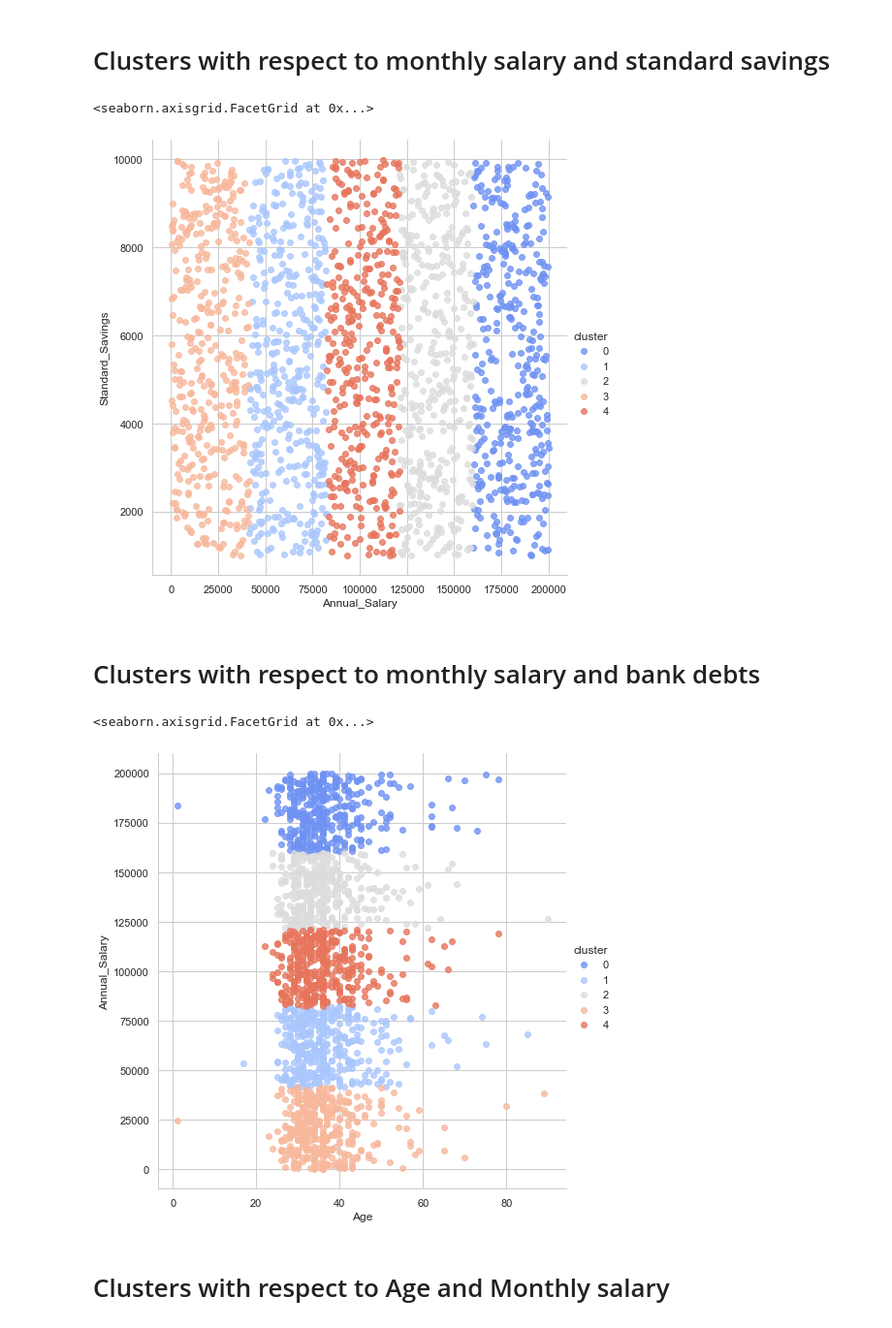
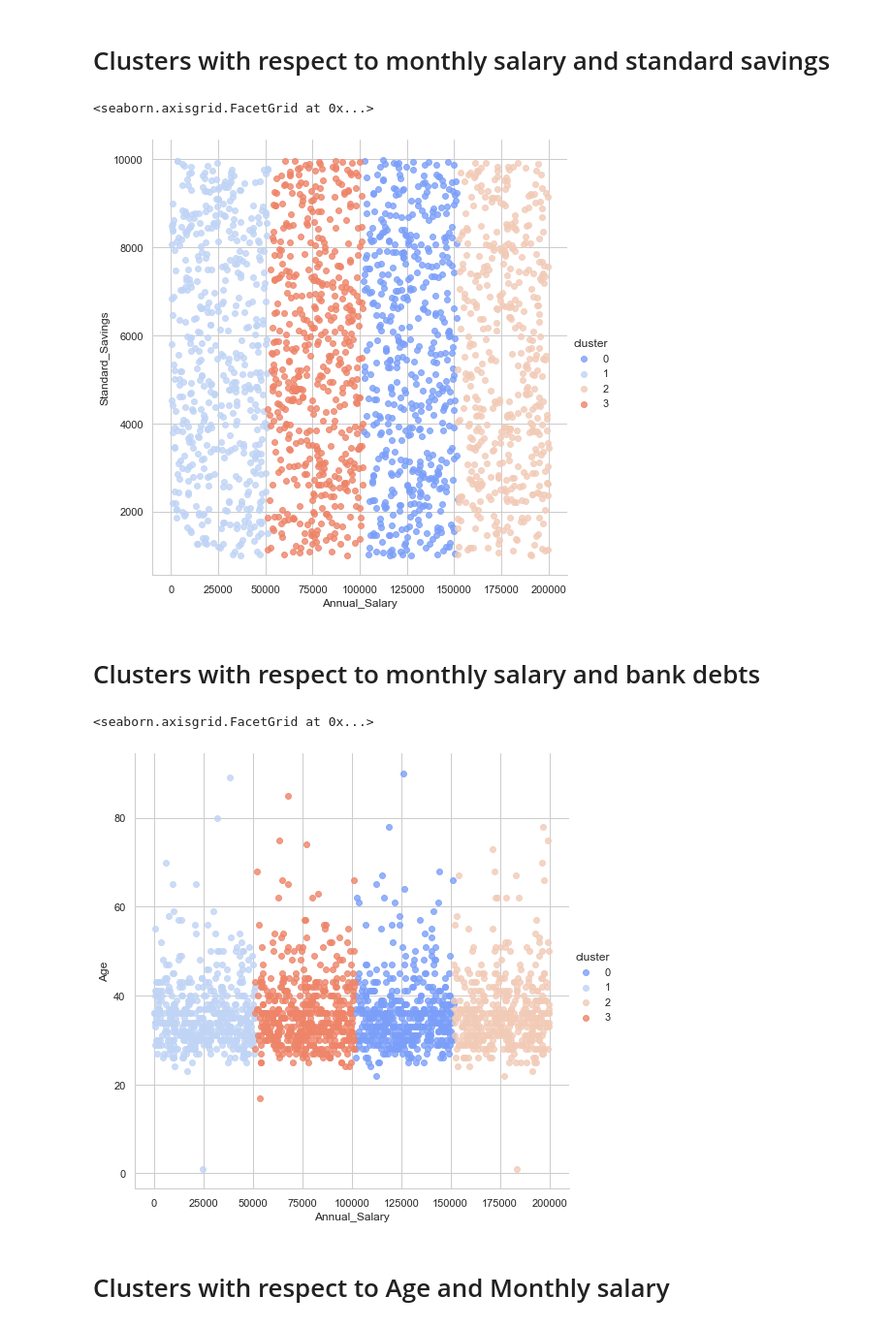
Before and after one commit to Shrikrishna911/bank-customer-segmentation, a Jupyter notebook: Bank_customer_segmentation/Bank_customer_Segmentation.ipynb, the cells around one changed output. Shown at 97% size. Cells and saved outputs as stored; diff of their text form; code cells hidden in the pictures.

```diff
--- a/Bank_customer_segmentation/Bank_customer_Segmentation.ipynb
+++ b/Bank_customer_segmentation/Bank_customer_Segmentation.ipynb
@@ -194,5 +196,5 @@ plt.show()
 # %%
-kmeans=KMeans(n_clusters=5)
+kmeans=KMeans(n_clusters=4)
 # %%
 kmeans.fit(newdata)
 # %% [output]
@@ -255,24 +255,24 @@ sns.lmplot('Annual_Salary','Standard_Savings',data=newdata,hue='cluster',
            palette='coolwarm',size=7,aspect=1,fit_reg=False)
 # %% [output]
 <seaborn.axisgrid.FacetGrid at 0x...>
-[figure, old version]
+[figure, new version]
 # %% [markdown]
 # Clusters with respect to monthly salary and bank debts
 # %%
 import sys
 
 if not sys.warnoptions:
     # Importing warnings library to handle warnings
     import warnings
     warnings.simplefilter("ignore")
 #plot the data between Age and Monthly Salary
 newdata['cluster']=kmeans.labels_
 sns.set_style('whitegrid')
-sns.lmplot('Age','Annual_Salary',data=newdata,hue='cluster',
+sns.lmplot('Annual_Salary','Age',data=newdata,hue='cluster',
            palette='coolwarm',size=7,aspect=1,fit_reg=False)
 # %% [output]
 <seaborn.axisgrid.FacetGrid at 0x...>
-[figure, old version]
+[figure, new version]
 # %% [markdown]
 # Clusters with respect to Age and Monthly salary
 # %%
```
Also changed, not shown: parts of 7 cells of this notebook, 4 other files.
